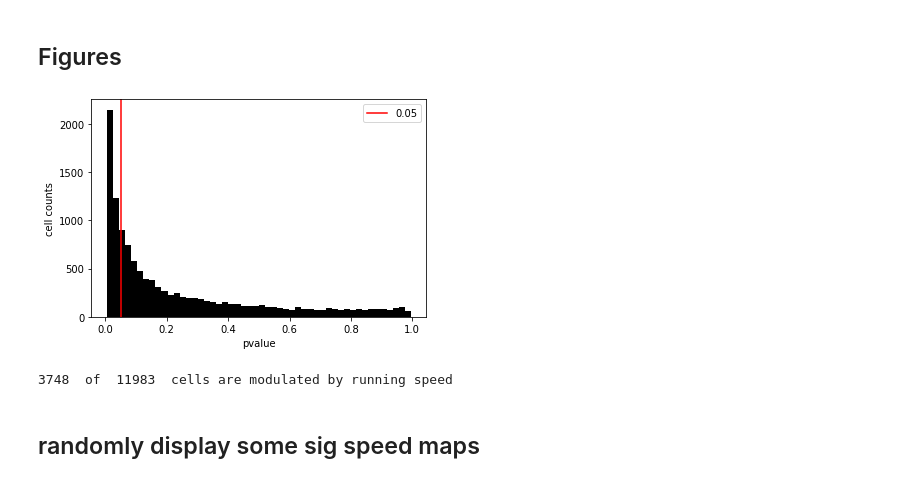
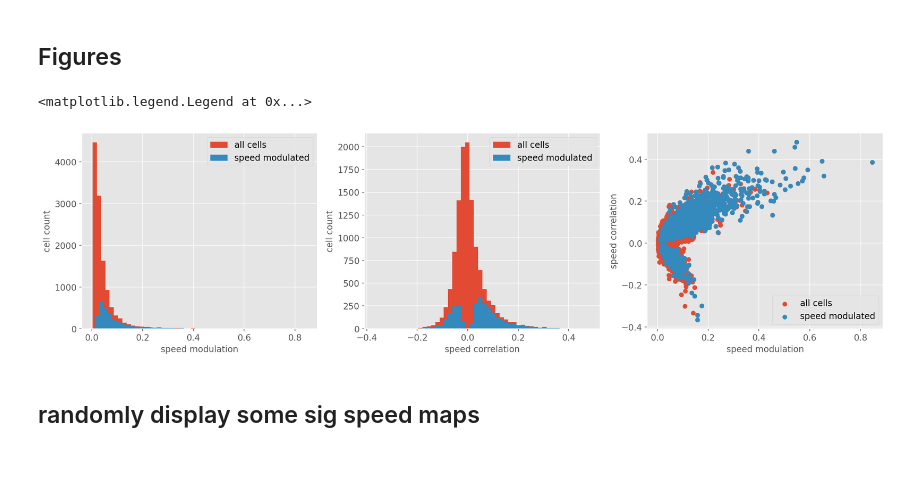
Before and after one commit to grawoods/teamA-grebes-NMA2020, a Jupyter notebook: speed_cells.ipynb, the cells around one changed output. Saved outputs shown, nothing was run; the diff lists cells and outputs as text; code cells hidden in the pictures.

```diff
--- a/speed_cells.ipynb
+++ b/speed_cells.ipynb
@@ -181,18 +248,34 @@ loading...
 # %% [markdown]
 ## Figures
-# %%
-plt.figure()
-plt.hist(df.shuff_pvalue,50,color='k')
-plt.axvline(0.05,color = 'r',label='0.05')
-plt.xlabel('pvalue')
-plt.ylabel('cell counts')
-plt.legend()
-plt.show()
-
-print(sum(df.shuff_pvalue < 0.05),' of ',len(df.shuff_pvalue),' cells are modulated by running speed')
-# %% [output]
-[figure, removed]
-3748  of  11983  cells are modulated by running speed
+# %%
+idx = (df.speed_cor_pvalue < 0.05) & (df.speed_mod_pvalue < 0.05)
+
+fig, axs = plt.subplots(1,3, figsize=(20, 5), edgecolor='k')
+
+axs[0].hist(df.speed_mod,50,
+         label='all cells')
+axs[0].hist(df.speed_mod[idx],
+         50,label='speed modulated')
+axs[0].set_xlabel('speed modulation')
+axs[0].set_ylabel('cell count')
+axs[0].legend()
+
+axs[1].hist(df.speed_cor,50,
+         label='all cells')
+axs[1].hist(df.speed_cor[idx],
+         50,label='speed modulated')
+axs[1].set_xlabel('speed correlation')
+axs[1].set_ylabel('cell count')
+axs[1].legend()
+
+axs[2].scatter(df.speed_mod,df.speed_cor,label='all cells')
+axs[2].scatter(df.speed_mod[idx],df.speed_cor[idx],label='speed modulated')
+axs[2].set_xlabel('speed modulation')
+axs[2].set_ylabel('speed correlation')
+axs[2].legend()
+# %% [output]
+<matplotlib.legend.Legend at 0x...>
+[figure, added]
 # %% [markdown]
 ## randomly display some sig speed maps
 # %%
```
Also changed, not shown: parts of 18 cells of this notebook.
